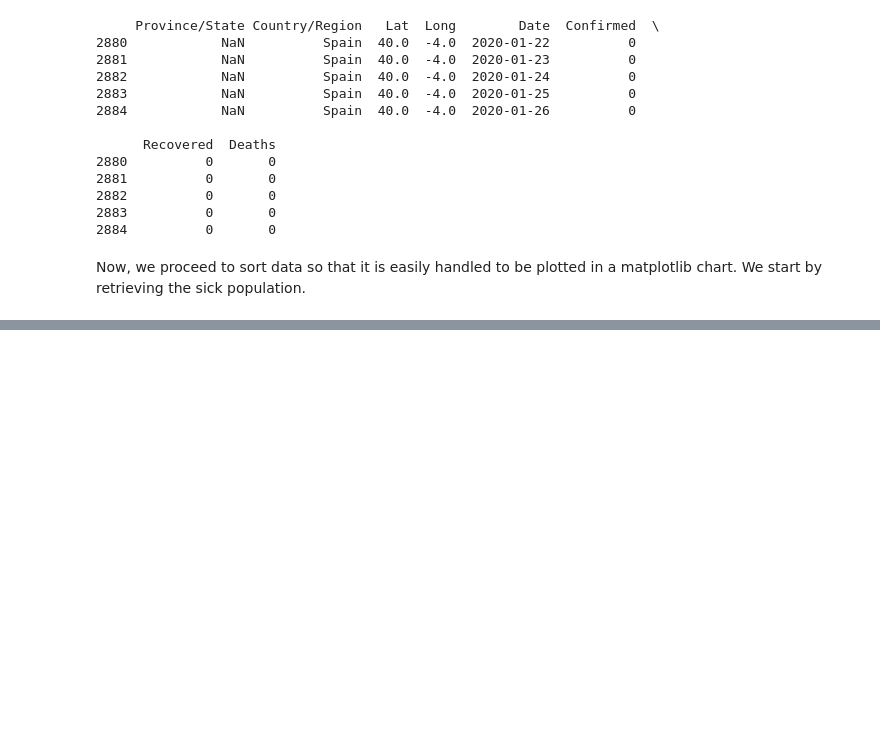
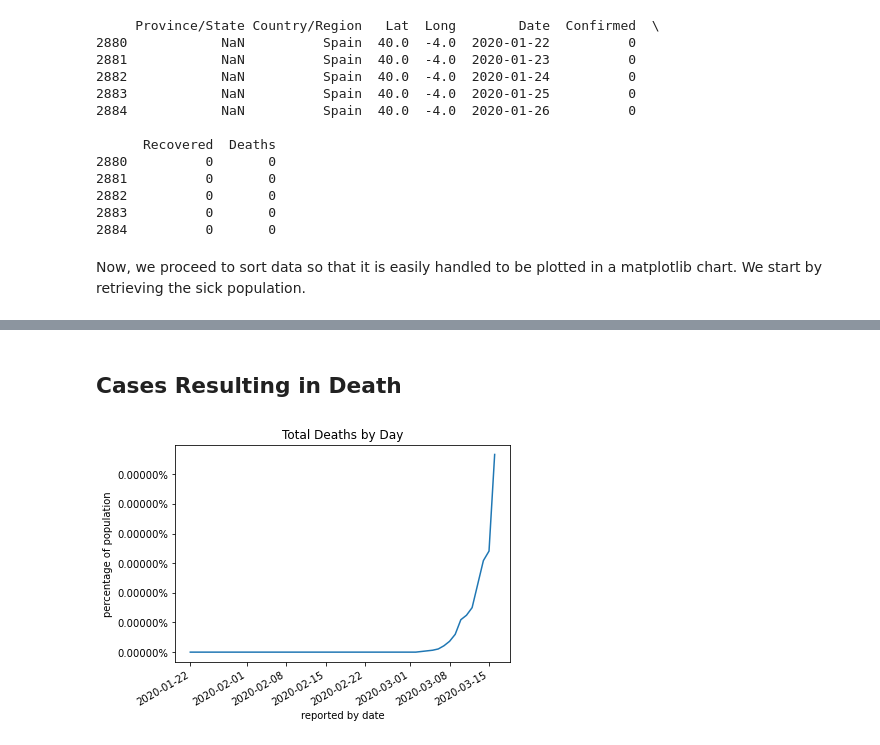
Before and after one commit to PrettyBoyHelios/spain-covid19, a Jupyter notebook: infected-population.ipynb, the cells around one changed output, grey strips where cells are left out. Cells and saved outputs as stored; diff of their text form; code cells hidden in the pictures; blank space fills up the shorter version.

```diff
--- a/infected-population.ipynb
+++ b/infected-population.ipynb
@@ -42,0 +99,14 @@ dates = [datetime.datetime.strptime(row['Date'], "%Y-%m-%d") for i, row in filte
+# %% [markdown]
+## Cases Resulting in Death
+# %%
+fig, ax = plt.subplots()
+ax.plot(dates, deathCases)
+ax.set_title("Total Deaths by Day")
+ax.set_xlabel("reported by date")
+ax.set_ylabel("percentage of population")
+ax.yaxis.set_major_formatter(PercentFormatter())
+
+plt.setp(ax.get_xticklabels(), rotation=30, ha='right')
+plt.show()
+# %% [output]
+[figure, added]
```
Also changed, not shown: parts of 8 cells of this notebook, 2 other files.
